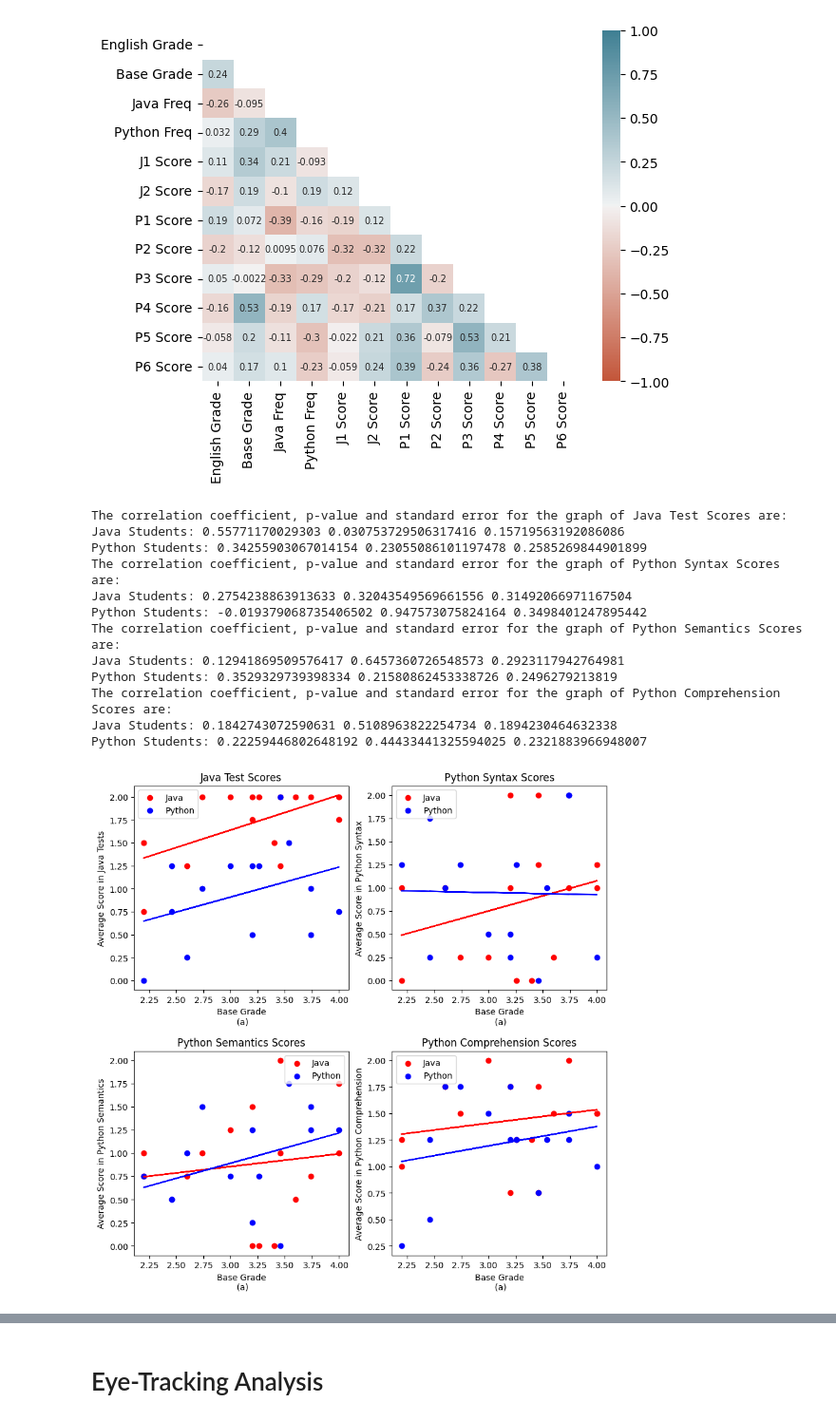
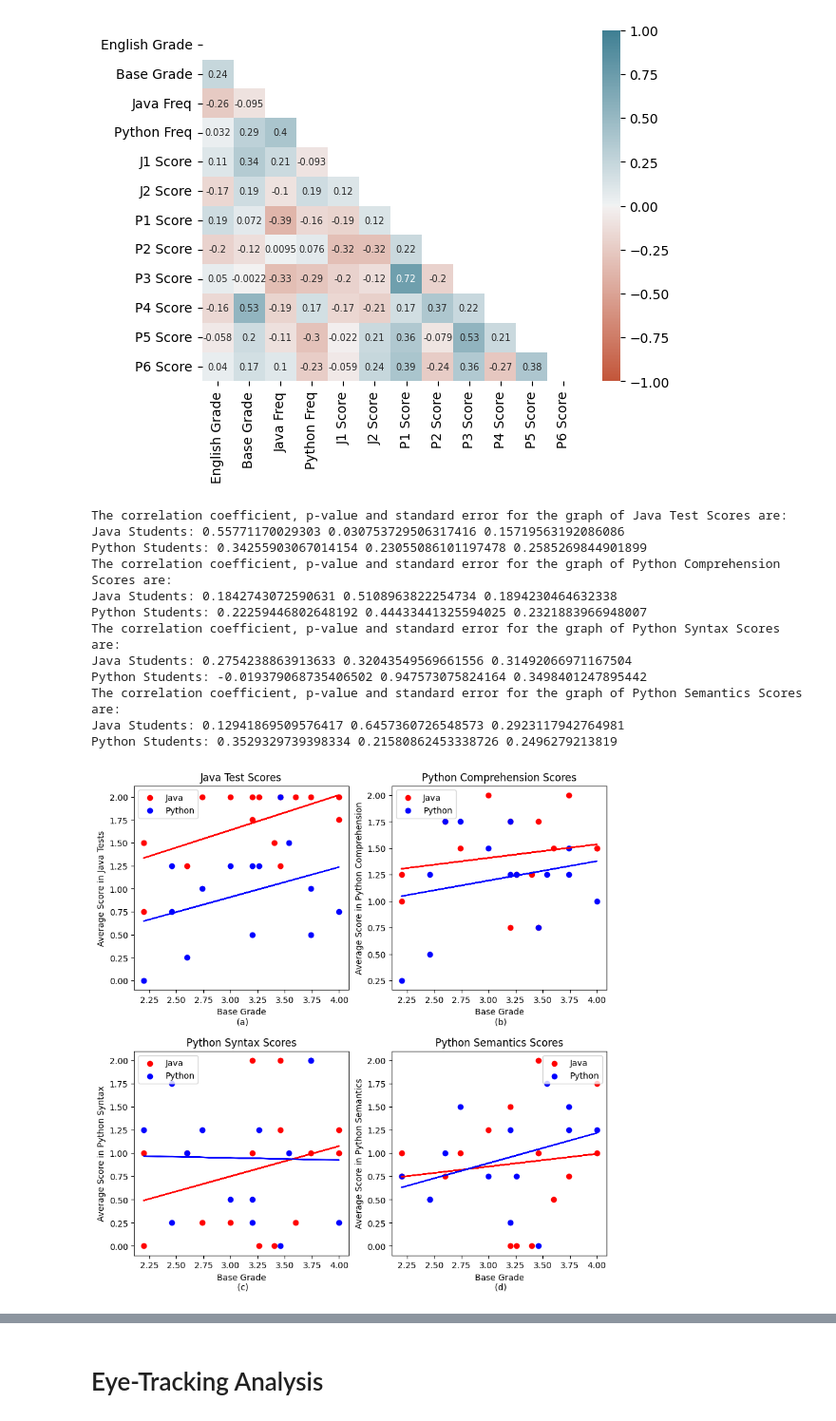
Before and after one commit to asadeq/crosslingual-effort, a Jupyter notebook: data_analyzer.ipynb, the cells around one changed output, grey strips where cells are left out. Shown at 95% size. Drawn from its saved outputs; the diff is of its cells as text; code cells hidden in the pictures.

```diff
--- a/data_analyzer.ipynb
+++ b/data_analyzer.ipynb
@@ -92,9 +92,9 @@ plt.subplots_adjust(hspace=0.3)
 
 subplot_params = [
     [j_avg_jscores, p_avg_jscores,'Java Test Scores', 'Average Score in Java Tests'],
+    [j_avg_pcomp_scores, p_avg_pcomp_scores, 'Python Comprehension Scores', 'Average Score in Python Comprehension'],
     [j_avg_psyn_scores, p_avg_psyn_scores, 'Python Syntax Scores', 'Average Score in Python Syntax'],
     [j_avg_psem_scores, p_avg_psem_scores, 'Python Semantics Scores', 'Average Score in Python Semantics'],
-    [j_avg_pcomp_scores, p_avg_pcomp_scores, 'Python Comprehension Scores', 'Average Score in Python Comprehension']
 ]
 
 lab = ['a', 'b', 'c', 'd']
@@ -102,37 +102,37 @@ for i in range(plot_rows):
     for j in range(plot_cols):
         y1 = subplot_params[2*i+j][0]
         y2 = subplot_params[2*i+j][1]
         #m1, b1 = np.polyfit(x1, y1, 1)
         #m2, b2 = np.polyfit(x2, y2, 1)
         m1, b1, r1, p1, std_err1 = stats.linregress(x1, y1)
         m2, b2, r2, p2, std_err2 = stats.linregress(x2, y2)
         axs[i][j].set_title(subplot_params[2*i+j][2])
         axs[i][j].scatter(x1, y1, color='red')
         axs[i][j].scatter(x2, y2, color='blue')
         axs[i][j].plot(x1, m1*x1 + b1, color='red')
         axs[i][j].plot(x2, m2*x2 + b2, color='blue')
         axs[i][j].set_xlabel(f'Base Grade\n ({lab[2*i+j]})')
         axs[i][j].set_ylabel(subplot_params[2*i+j][3])
         axs[i][j].legend(['Java', 'Python'])
         print("The correlation coefficient, p-value and standard error for the graph of", subplot_params[2*i+j][2], "are:")
         print("Java Students:", r1, p1, std_err1)
         print("Python Students:", r2, p2, std_err2)
 
 plt.show()
 # %% [output]
 The correlation coefficient, p-value and standard error for the graph of Java Test Scores are:
 Java Students: 0.55771170029303 0.030753729506317416 0.15719563192086086
 Python Students: 0.34255903067014154 0.23055086101197478 0.2585269844901899
+The correlation coefficient, p-value and standard error for the graph of Python Comprehension Scores are:
+Java Students: 0.1842743072590631 0.5108963822254734 0.1894230464632338
+Python Students: 0.22259446802648192 0.44433441325594025 0.2321883966948007
 The correlation coefficient, p-value and standard error for the graph of Python Syntax Scores are:
 Java Students: 0.2754238863913633 0.32043549569661556 0.31492066971167504
 Python Students: -0.019379068735406502 0.947573075824164 0.3498401247895442
 The correlation coefficient, p-value and standard error for the graph of Python Semantics Scores are:
 Java Students: 0.12941869509576417 0.6457360726548573 0.2923117942764981
 Python Students: 0.3529329739398334 0.21580862453338726 0.2496279213819
-The correlation coefficient, p-value and standard error for the graph of Python Comprehension Scores are:
-Java Students: 0.1842743072590631 0.5108963822254734 0.1894230464632338
-Python Students: 0.22259446802648192 0.44433441325594025 0.2321883966948007
-[figure, old version]
+[figure, new version]
 # %%
 # Compute Two sample t-tests for all the scores
 for i in range(4):
```
Also changed, not shown: parts of 7 cells of this notebook, 4 other files.
